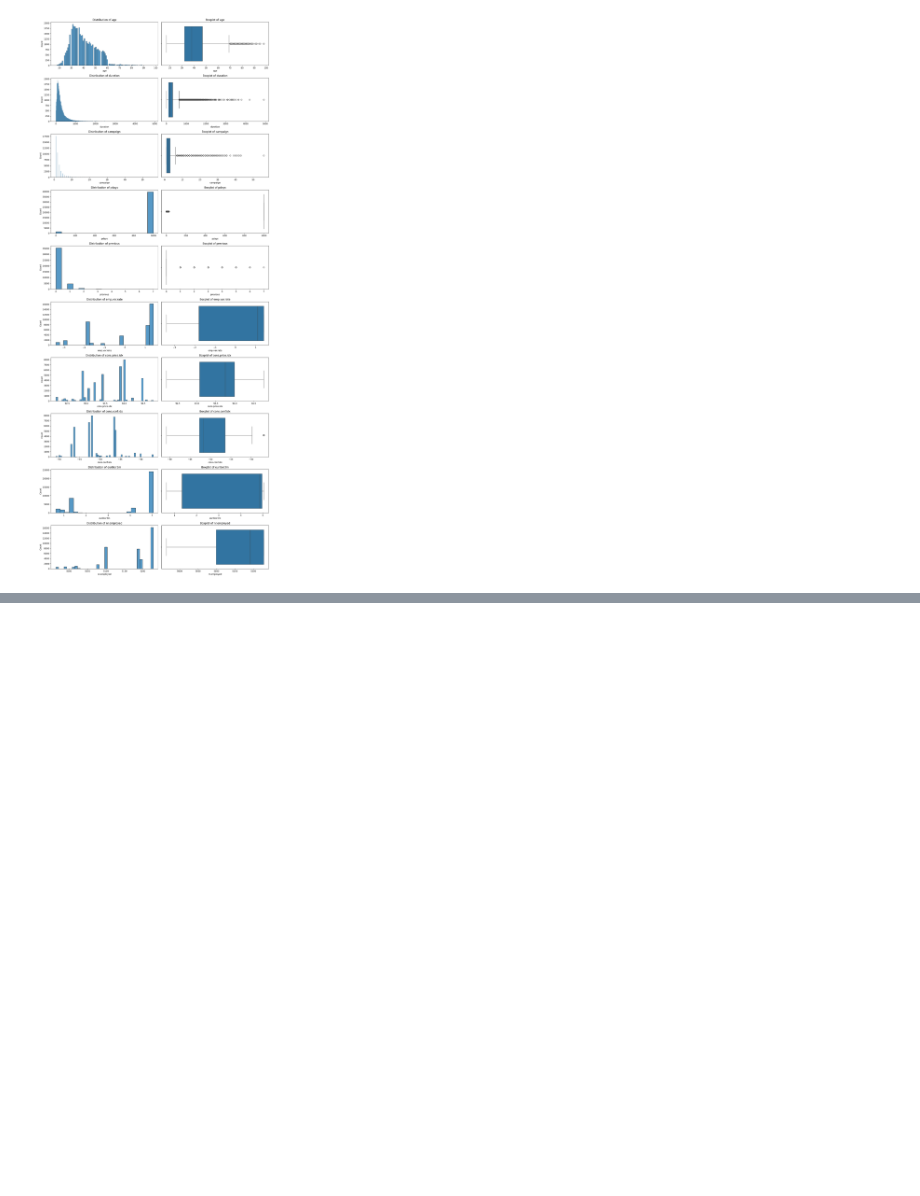
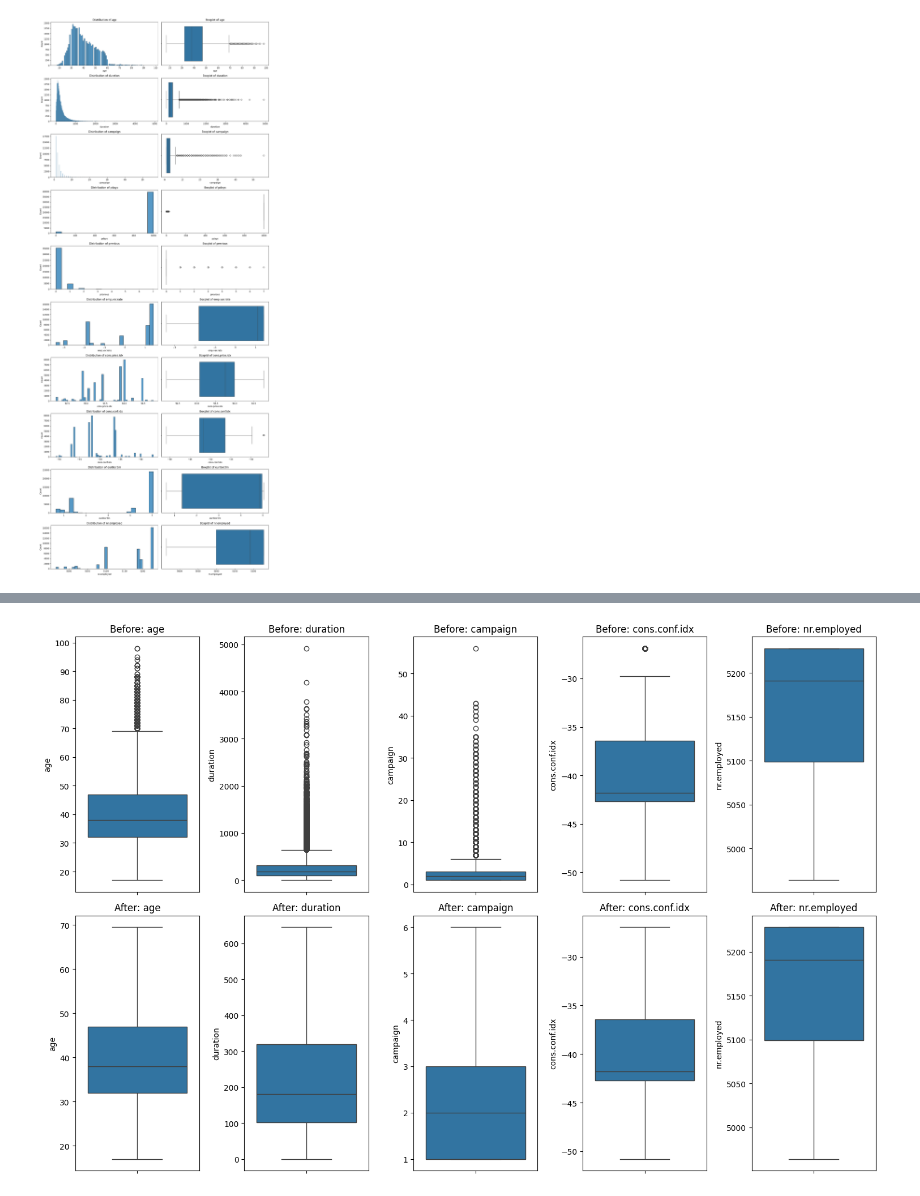
Before and after one commit to RoseBud31/ML-Project, a Jupyter notebook: notebooks/eda.ipynb, the cells around one changed output, grey strips where cells are left out. Cells and saved outputs as stored; diff of their text form; code cells hidden in the pictures; blank space fills up the shorter version.

```diff
--- a/notebooks/eda.ipynb
+++ b/notebooks/eda.ipynb
@@ -125,4 +130,0 @@ data.drop_duplicates(inplace=True)
-# %%
-for i in ['age', 'job', 'marital', 'education', 'default', 'housing',
-       'loan', 'contact', 'month','poutcome']:
-    data.groupby([i, 'y']).size().unstack().plot(kind='bar', stacked=True)
@@ -139,0 +131,48 @@ for i in ['age', 'job', 'marital', 'education', 'default', 'housing',
+# %%
+# Function to handle outliers
+def handle_outliers_iqr(column):
+    # Calculate quartiles
+    Q1 = column.quantile(0.25)
+    Q3 = column.quantile(0.75)
+    IQR = Q3 - Q1
+
+    # Calculate lower and upper bounds
+    lower_bound = Q1 - 1.5 * IQR
+    upper_bound = Q3 + 1.5 * IQR
+
+    # Count occurrences of outliers
+    outliers = (column < lower_bound) | (column > upper_bound)
+    outlier_count = outliers.sum()
+
+    return column.apply(lambda x: upper_bound if x > upper_bound else (lower_bound if x < lower_bound else x))
+
+
+# Replace the 999 for no days visited with 0
+data['pdays'] = data['pdays'].replace(999, 0)
+data_cleaned = data.copy()
+
+numerical_cols = ['age', 'duration','campaign', 'cons.conf.idx', 'nr.employed']
+# Apply outlier handling for each numerical column
+for column in numerical_cols:
+    data_cleaned[column] = handle_outliers_iqr(data[column])
+
+# Create subplots for the box plots before and after outlier handling
+fig, axes = plt.subplots(nrows=2, ncols=len(numerical_cols), figsize=(15, 10))
+
+# Plot box plots before outlier handling
+for i, column in enumerate(numerical_cols):
+    sns.boxplot(y=data[column], ax=axes[0, i])
+    axes[0, i].set_title(f'Before: {column}')
+
+# Plot box plots after outlier handling
+for i, column in enumerate(numerical_cols):
+    sns.boxplot(y=data_cleaned[column], ax=axes[1, i])
+    axes[1, i].set_title(f'After: {column}')
+
+data_cleaned.to_csv('../data/data_cleaned.csv')
+
+# Adjust layout and show plots
+plt.tight_layout()
+plt.show()
+# %% [output]
+[figure, added]
```
Also changed, not shown: parts of 31 cells of this notebook, 20 other files.
